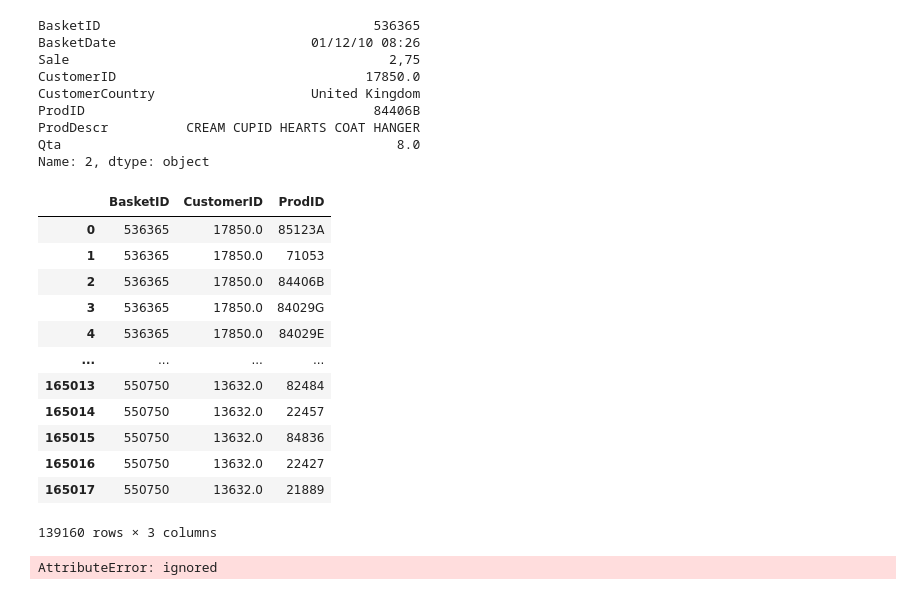
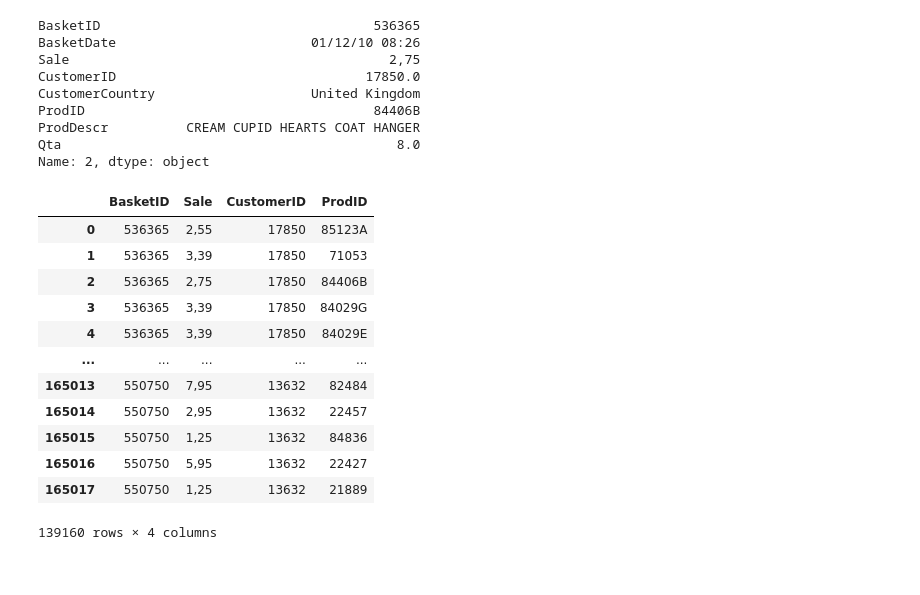
Before and after one commit to Sushant6862/Jeremy-Howard-Squadron-, a Jupyter notebook: Capstone_Project_2.ipynb, the cells around one changed output. Saved outputs shown, nothing was run; the diff lists cells and outputs as text; code cells hidden in the pictures.

```diff
--- a/Capstone_Project_2.ipynb
+++ b/Capstone_Project_2.ipynb
@@ -5,10 +5,10 @@
 import pandas as pd
 
 # making data frame
-data= pd.read_csv("/content/drive/MyDrive/Colab Notebooks/customer_supermarket.csv", on_bad_lines='skip',sep='\t',index_col=0)
+df= pd.read_csv("/content/drive/MyDrive/Colab Notebooks/customer_supermarket.csv", on_bad_lines='skip',sep='\t',index_col=0)
 
 # calling head() method
-data.head()
+df.head()
 # %% [output]
 |  | BasketID | BasketDate | Sale | CustomerID | CustomerCountry | ProdID | ProdDescr | Qta |
 | 0 | 536365 | 01/12/10 08:26 | 2,55 | 17850.0 | United Kingdom | 85123A | WHITE HANGING HEART T-LIGHT HOLDER | 6.0 |
@@ -88,26 +88,21 @@ ProdDescr          CREAM CUPID HEARTS COAT HANGER
 Qta                                           8.0
 Name: 2, dtype: object
 # %%
-first=data.loc[:,["BasketID","CustomerID","ProdID"]]
+first=data.loc[:,["BasketID", "Sale","CustomerID","ProdID"]]
 first
 # %% [output]
-|  | BasketID | CustomerID | ProdID |
-| 0 | 536365 | 17850.0 | 85123A |
-| 1 | 536365 | 17850.0 | 71053 |
-| 2 | 536365 | 17850.0 | 84406B |
-| 3 | 536365 | 17850.0 | 84029G |
-| 4 | 536365 | 17850.0 | 84029E |
-| ... | ... | ... | ... |
-| 165013 | 550750 | 13632.0 | 82484 |
-| 165014 | 550750 | 13632.0 | 22457 |
-| 165015 | 550750 | 13632.0 | 84836 |
-| 165016 | 550750 | 13632.0 | 22427 |
-| 165017 | 550750 | 13632.0 | 21889 |
+|  | BasketID | Sale | CustomerID | ProdID |
+| 0 | 536365 | 2,55 | 17850 | 85123A |
+| 1 | 536365 | 3,39 | 17850 | 71053 |
+| 2 | 536365 | 2,75 | 17850 | 84406B |
+| 3 | 536365 | 3,39 | 17850 | 84029G |
+| 4 | 536365 | 3,39 | 17850 | 84029E |
+| ... | ... | ... | ... | ... |
+| 165013 | 550750 | 7,95 | 13632 | 82484 |
+| 165014 | 550750 | 2,95 | 13632 | 22457 |
+| 165015 | 550750 | 1,25 | 13632 | 84836 |
+| 165016 | 550750 | 5,95 | 13632 | 22427 |
+| 165017 | 550750 | 1,25 | 13632 | 21889 |
-139160 rows × 3 columns
+139160 rows × 4 columns
 # %%
 import numpy as np
-# %%
-df=data.groupby(["CustomerID","ProdID"]).aggregate(np.count)
-df
-# %% [output]
-AttributeError: ignored
```
Also changed, not shown: parts of 10 cells of this notebook.
